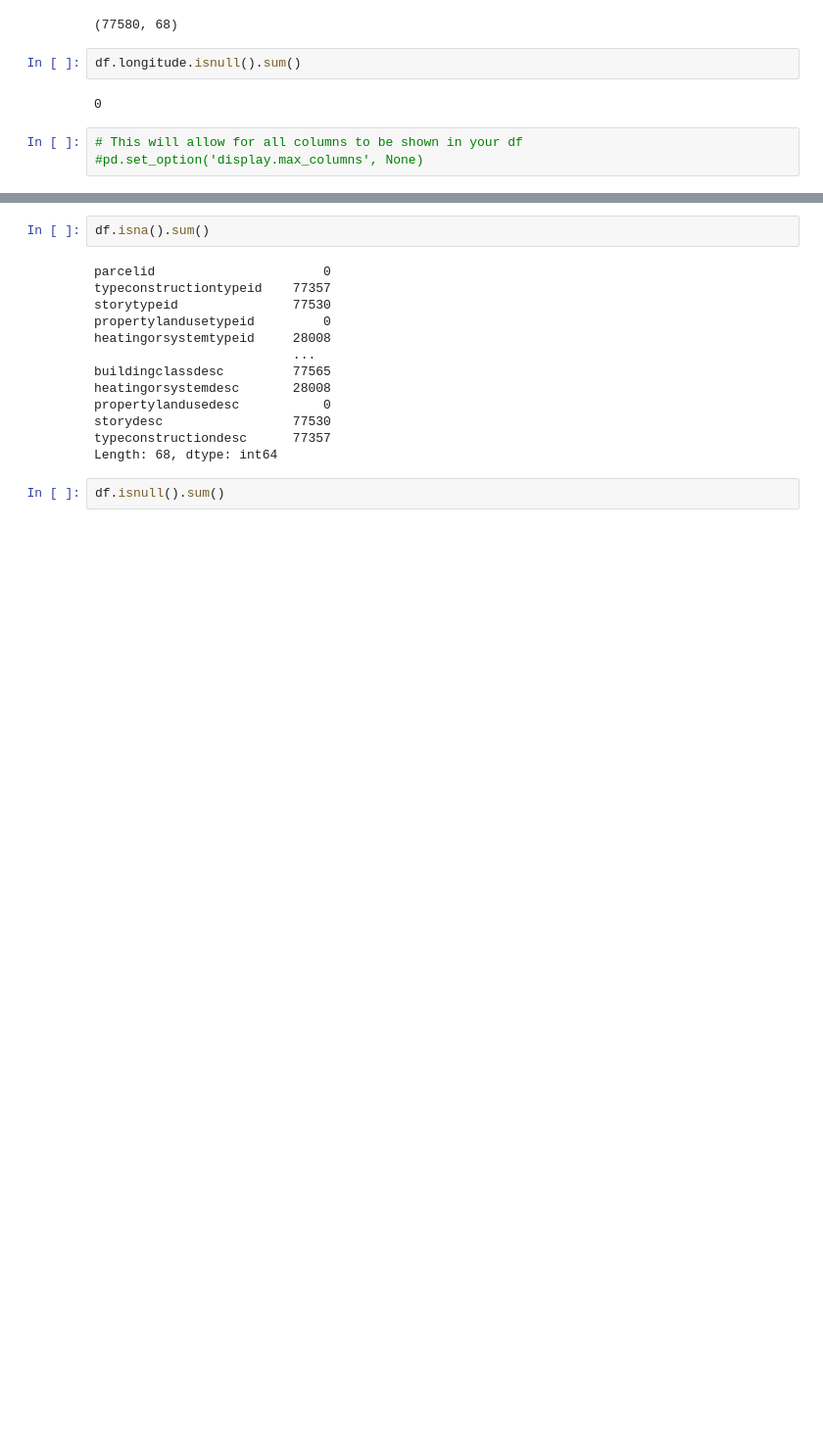
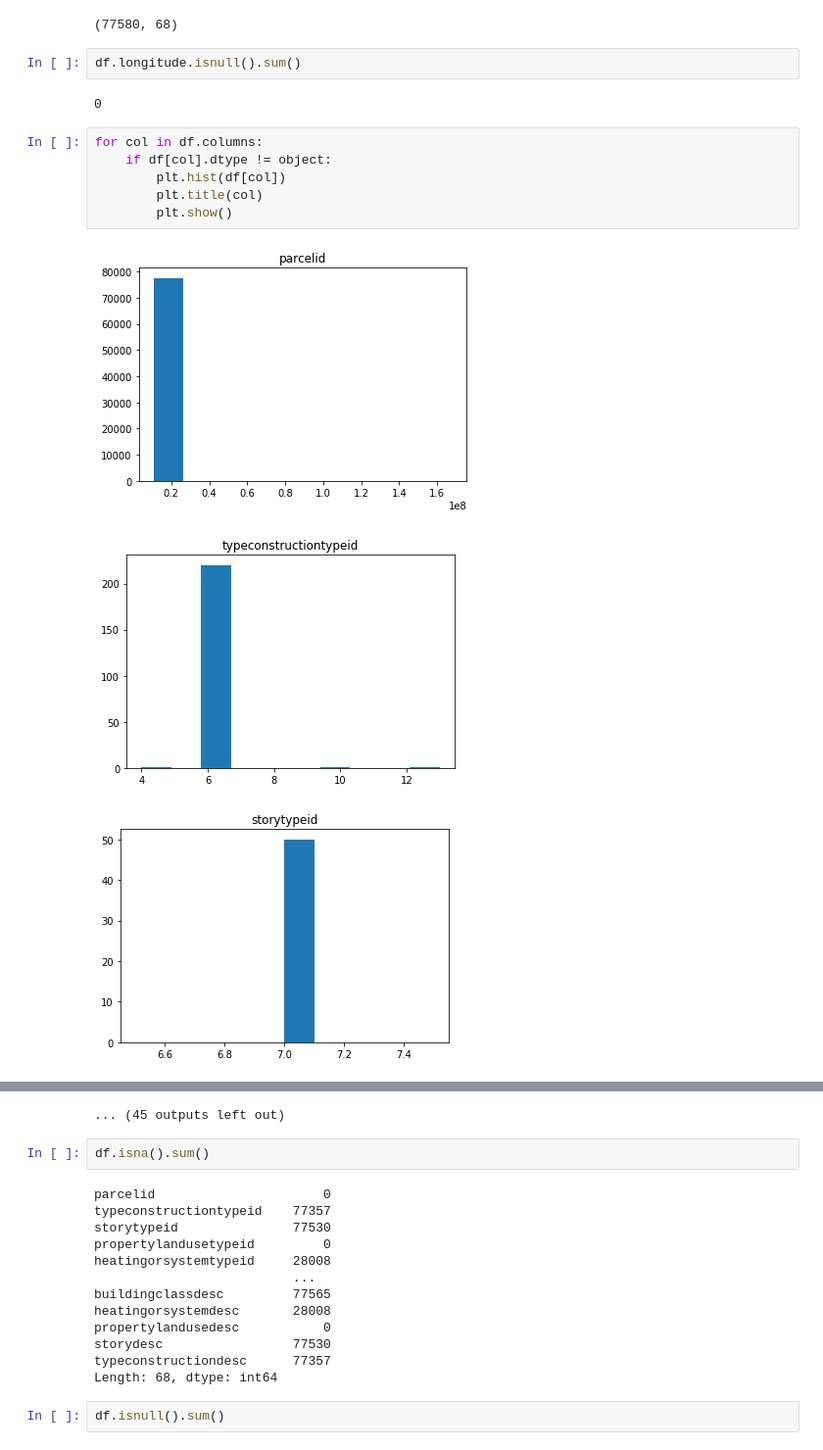
Before and after one commit to george887/clustering-exercises, a Jupyter notebook: acquire.ipynb, the cells around one changed output, grey strips where cells are left out. Shown at 98% size. Saved outputs shown, nothing was run; the diff lists cells and outputs as text; blank space fills up the shorter version.

```diff
--- a/acquire.ipynb
+++ b/acquire.ipynb
@@ -31,6 +31,13 @@ df.shape
 df.longitude.isnull().sum()
 # %% [output]
 0
-# %%
-# This will allow for all columns to be shown in your df
-#pd.set_option('display.max_columns', None)
+# %%
+for col in df.columns:
+    if df[col].dtype != object:
+        plt.hist(df[col])
+        plt.title(col)
+        plt.show()
+# %% [output]
+[figure, added]
+[figure, added]
+[figure, added]
@@ -37,3 +53,4 @@ df.longitude.isnull().sum()
+... (45 outputs left out)
 # %%
 df.isna().sum()
 # %% [output]
```
Also changed, not shown: parts of 13 cells of this notebook, 1 other file.
